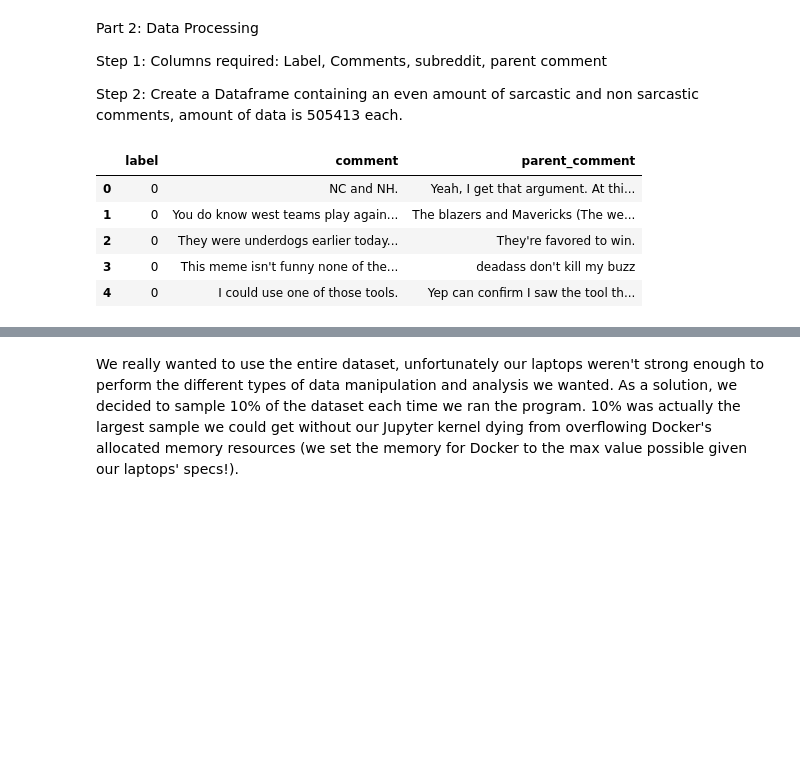
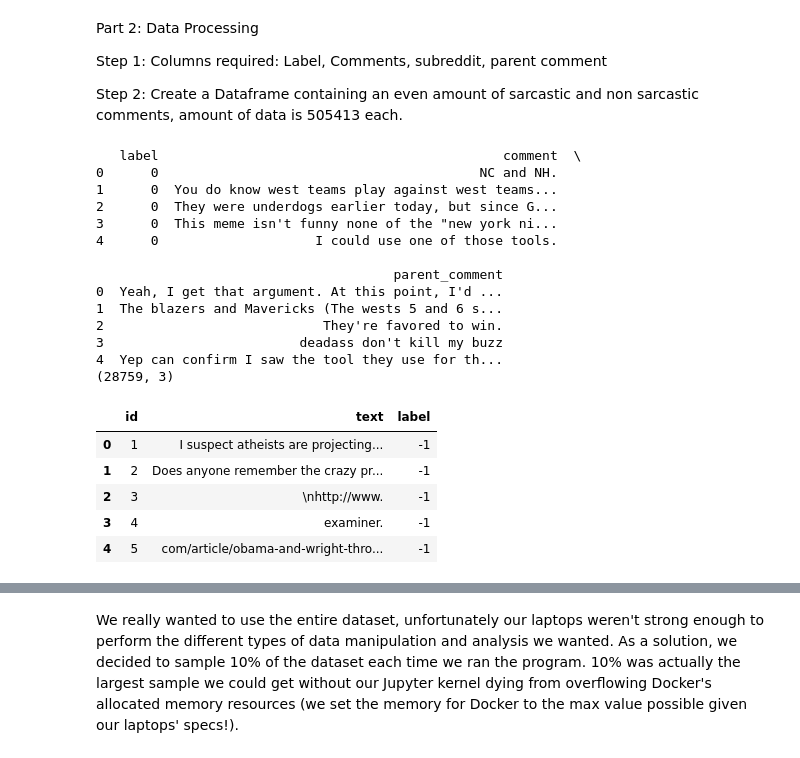
Before and after one commit to nourmansour/Sarcasm-on-Reddit, a Jupyter notebook: Sarcastic Comments on Reddit - An Analysis.ipynb, the cells around one changed output, grey strips where cells are left out. Cells and saved outputs as stored; diff of their text form; code cells hidden in the pictures; blank space fills up the shorter version.

Commit message:
Merged code for 2 datasets

```diff
--- a/Sarcastic Comments on Reddit - An Analysis.ipynb
+++ b/Sarcastic Comments on Reddit - An Analysis.ipynb
@@ -11,3 +12,14 @@ Step 1: Get the tsv data
 # %%
 # Data is saved in the same folder as the project. Then read data from tsv file
 data = pd.read_csv("train-balanced-sarcasm.csv")
+
+# This is the database file name
+sqlite_file = 'ironate.db'
+
+# Create the connection and cursor
+conn = sqlite3.connect(sqlite_file)
+cursor = conn.cursor()
+
+# List the tables in the database to see which ones we're interested in
+tables = pd.read_sql_query("SELECT name FROM sqlite_master WHERE type='table'", conn)
+tables
@@ -13,0 +39,4 @@ data = pd.read_csv("train-balanced-sarcasm.csv")
+# %%
+# Data from the sqlite db
+data_2 = pd.read_sql_query("SELECT * FROM irony_commentsegment", conn)
+data_2.head()
@@ -13,0 +50,6 @@ data = pd.read_csv("train-balanced-sarcasm.csv")
+# %%
+# Read the table containing the labels (sarcastic vs not)
+# into another dataframe
+
+labels = pd.read_sql_query("SELECT * FROM irony_label", conn)
+labels.head()
@@ -13,0 +63,10 @@ data = pd.read_csv("train-balanced-sarcasm.csv")
+# %%
+# Merge the two dataframes so we have the label and the comment
+# in the same dataframe
+
+data_2 = pd.merge(left=data_2,right=labels, left_on='id', right_on='id')
+data_2.drop(['segment_id', 'comment_id_y', 'labeler_id', 'confidence',
+             'time_given', 'viewed_thread', 'viewed_page', 'forced_decision',
+             'comment_id_x', 'segment_index'], inplace = True, axis = 1)
+
+data_2.head()
@@ -21,15 +87,39 @@ comments, amount of data is 505413 each.
 # %%
 # Reset the indices after rows with NA values are dropped
 data.dropna(inplace=True)
 data.drop(['author', 'score', 'ups', 'downs', 'date', 'created_utc', 'subreddit'], axis = 1, inplace = True)
 data.reset_index(inplace = True)
 data.drop(['index'], axis = 1, inplace = True)
-data.head()
+print(data.head())
+
+# Same process for the database dataset
+data_2.dropna(inplace=True)
+data_2.reset_index(inplace = True)
+data_2.drop(['index'], axis = 1, inplace = True)
+# label == 0 means "i don't know" so we dropped those to have
+# two clear categories
+data_2.drop(data_2[data_2.label == 0].index, inplace=True)
+print(data_2.shape)
+data_2.head()
 # %% [output]
+   label                                            comment  \
+0      0                                         NC and NH.
+1      0  You do know west teams play against west teams...
+2      0  They were underdogs earlier today, but since G...
+3      0  This meme isn't funny none of the "new york ni...
+4      0                    I could use one of those tools.
+
+                                      parent_comment
+0  Yeah, I get that argument. At this point, I'd ...
+1  The blazers and Mavericks (The wests 5 and 6 s...
+2                            They're favored to win.
+3                         deadass don't kill my buzz
+4  Yep can confirm I saw the tool they use for th...
+(28759, 3)
-|  | label | comment | parent_comment |
-| 0 | 0 | NC and NH. | Yeah, I get that argument. At thi... |
-| 1 | 0 | You do know west teams play again... | The blazers and Mavericks (The we... |
-| 2 | 0 | They were underdogs earlier today... | They're favored to win. |
-| 3 | 0 | This meme isn't funny none of the... | deadass don't kill my buzz |
-| 4 | 0 | I could use one of those tools. | Yep can confirm I saw the tool th... |
+|  | id | text | label |
+| 0 | 1 | I suspect atheists are projecting... | -1 |
+| 1 | 2 | Does anyone remember the crazy pr... | -1 |
+| 2 | 3 | \nhttp://www. | -1 |
+| 3 | 4 | examiner. | -1 |
+| 4 | 5 | com/article/obama-and-wright-thro... | -1 |
 # %%
```
Also changed, not shown: parts of 40 cells of this notebook.
